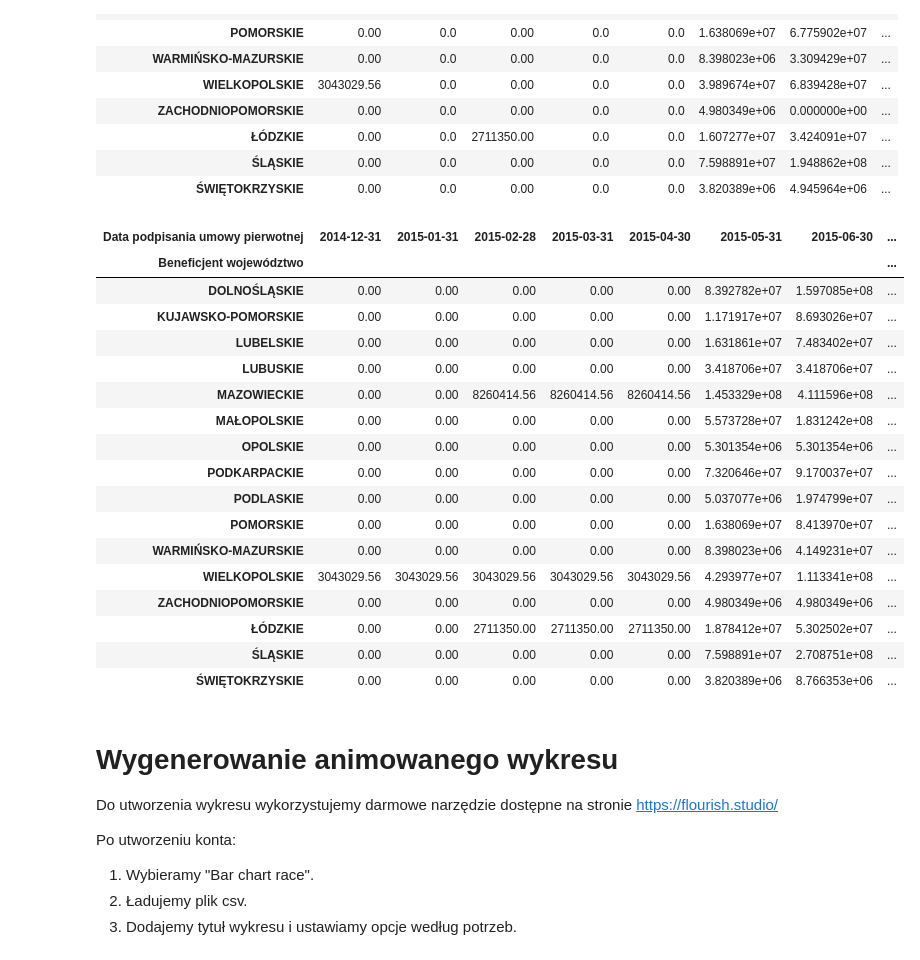
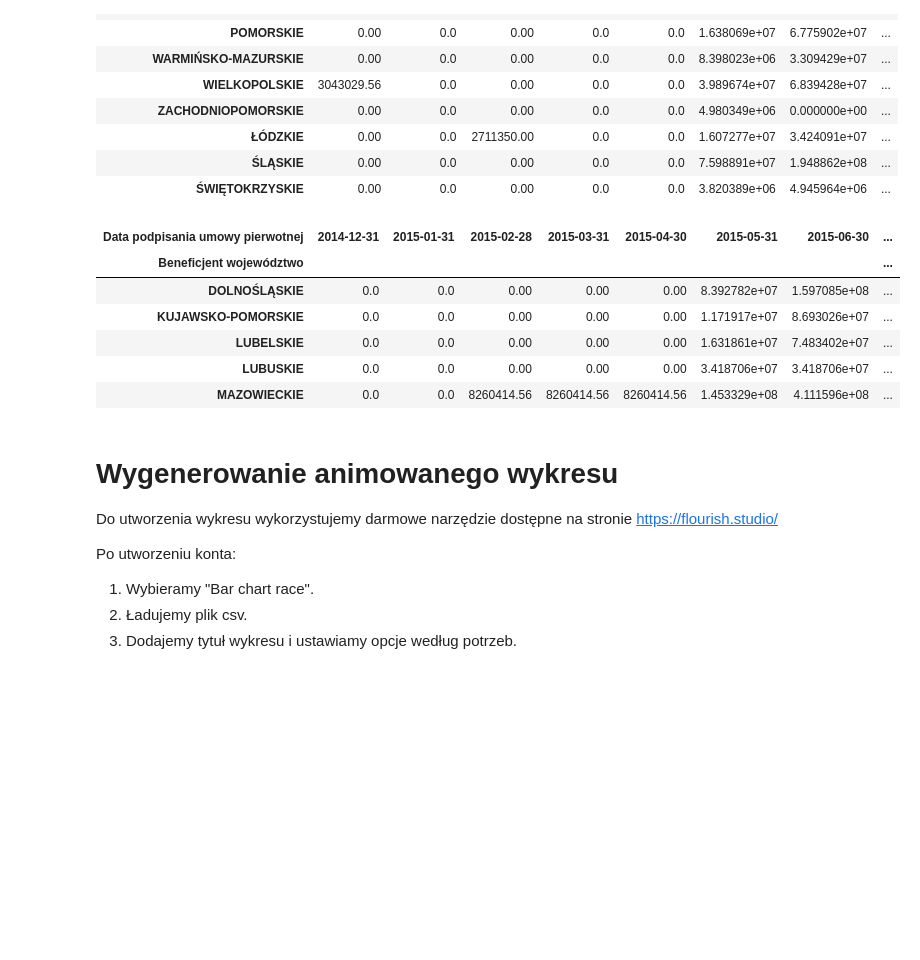
Before and after one commit to Agnesing/UE, a Jupyter notebook: Dotacje_UE_2014_2020.ipynb, the cells around one changed output. Saved outputs shown, nothing was run; the diff lists cells and outputs as text; code cells hidden in the pictures; blank space fills up the shorter version.

```diff
--- a/Dotacje_UE_2014_2020.ipynb
+++ b/Dotacje_UE_2014_2020.ipynb
@@ -238,26 +236,15 @@ df3
 # %%
 #teraz wyznaczamy sumy narastające dla każdego województwa. W kolejnych miesiącach będziemy wykazywać sumę wartości dotacji od początku perspektywy.
 df4=df3.cumsum(axis=1)
-df4
+df4.head()
 # %% [output]
 | Data podpisania umowy pierwotnej | 2014-12-31 | 2015-01-31 | 2015-02-28 | 2015-03-31 | 2015-04-30 | 2015-05-31 | 2015-06-30 | ... |
 | Beneficjent województwo |  |  |  |  |  |  |  | ... |
-| DOLNOŚLĄSKIE | 0.00 | 0.00 | 0.00 | 0.00 | 0.00 | 8.392782e+07 | 1.597085e+08 | ... |
-| KUJAWSKO-POMORSKIE | 0.00 | 0.00 | 0.00 | 0.00 | 0.00 | 1.171917e+07 | 8.693026e+07 | ... |
-| LUBELSKIE | 0.00 | 0.00 | 0.00 | 0.00 | 0.00 | 1.631861e+07 | 7.483402e+07 | ... |
-| LUBUSKIE | 0.00 | 0.00 | 0.00 | 0.00 | 0.00 | 3.418706e+07 | 3.418706e+07 | ... |
-| MAZOWIECKIE | 0.00 | 0.00 | 8260414.56 | 8260414.56 | 8260414.56 | 1.453329e+08 | 4.111596e+08 | ... |
-| MAŁOPOLSKIE | 0.00 | 0.00 | 0.00 | 0.00 | 0.00 | 5.573728e+07 | 1.831242e+08 | ... |
-| OPOLSKIE | 0.00 | 0.00 | 0.00 | 0.00 | 0.00 | 5.301354e+06 | 5.301354e+06 | ... |
-| PODKARPACKIE | 0.00 | 0.00 | 0.00 | 0.00 | 0.00 | 7.320646e+07 | 9.170037e+07 | ... |
-| PODLASKIE | 0.00 | 0.00 | 0.00 | 0.00 | 0.00 | 5.037077e+06 | 1.974799e+07 | ... |
-| POMORSKIE | 0.00 | 0.00 | 0.00 | 0.00 | 0.00 | 1.638069e+07 | 8.413970e+07 | ... |
-| WARMIŃSKO-MAZURSKIE | 0.00 | 0.00 | 0.00 | 0.00 | 0.00 | 8.398023e+06 | 4.149231e+07 | ... |
-| WIELKOPOLSKIE | 3043029.56 | 3043029.56 | 3043029.56 | 3043029.56 | 3043029.56 | 4.293977e+07 | 1.113341e+08 | ... |
-| ZACHODNIOPOMORSKIE | 0.00 | 0.00 | 0.00 | 0.00 | 0.00 | 4.980349e+06 | 4.980349e+06 | ... |
-| ŁÓDZKIE | 0.00 | 0.00 | 2711350.00 | 2711350.00 | 2711350.00 | 1.878412e+07 | 5.302502e+07 | ... |
-| ŚLĄSKIE | 0.00 | 0.00 | 0.00 | 0.00 | 0.00 | 7.598891e+07 | 2.708751e+08 | ... |
-| ŚWIĘTOKRZYSKIE | 0.00 | 0.00 | 0.00 | 0.00 | 0.00 | 3.820389e+06 | 8.766353e+06 | ... |
+| DOLNOŚLĄSKIE | 0.0 | 0.0 | 0.00 | 0.00 | 0.00 | 8.392782e+07 | 1.597085e+08 | ... |
+| KUJAWSKO-POMORSKIE | 0.0 | 0.0 | 0.00 | 0.00 | 0.00 | 1.171917e+07 | 8.693026e+07 | ... |
+| LUBELSKIE | 0.0 | 0.0 | 0.00 | 0.00 | 0.00 | 1.631861e+07 | 7.483402e+07 | ... |
+| LUBUSKIE | 0.0 | 0.0 | 0.00 | 0.00 | 0.00 | 3.418706e+07 | 3.418706e+07 | ... |
+| MAZOWIECKIE | 0.0 | 0.0 | 8260414.56 | 8260414.56 | 8260414.56 | 1.453329e+08 | 4.111596e+08 | ... |
 # %%
 #zapisujemy wyniki do pliku csv
 df4.to_csv('/content/drive/MyDrive/Colab Notebooks/UE/umowy_PL_UE.csv')
```
Also changed, not shown: parts of 2 cells of this notebook.
